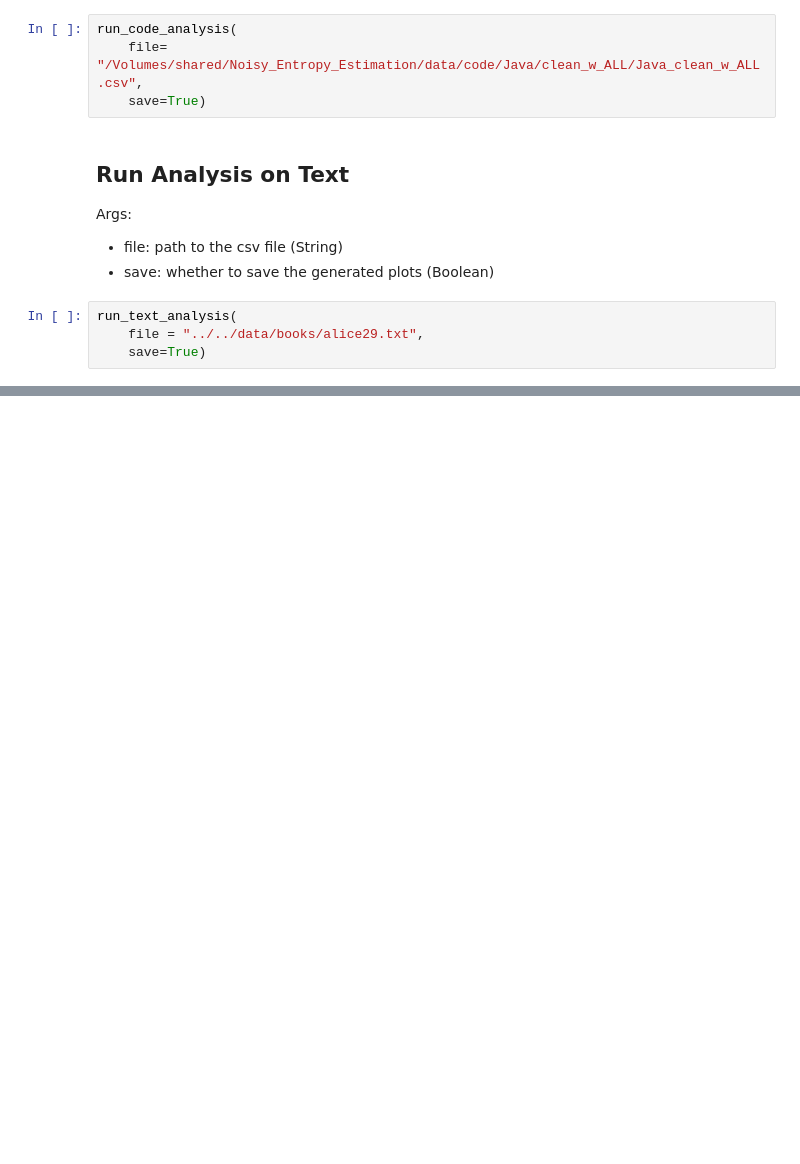
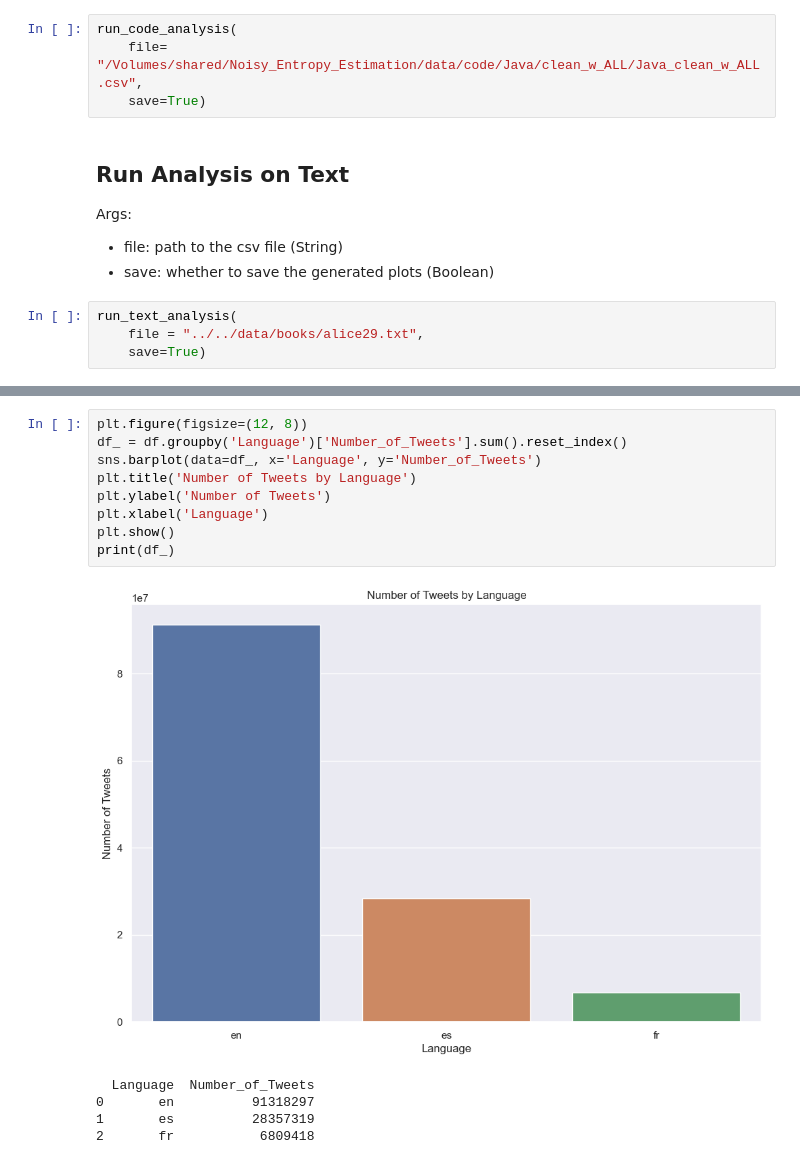
Before and after one commit to sferez/Noisy_Entropy_in_Languages, a Jupyter notebook: src/analysis/data-analysis.ipynb, the cells around one changed output, grey strips where cells are left out. Cells and saved outputs as stored; diff of their text form; blank space fills up the shorter version.

```diff
--- a/src/analysis/data-analysis.ipynb
+++ b/src/analysis/data-analysis.ipynb
@@ -36,0 +147,15 @@ run_text_analysis(
+# %%
+plt.figure(figsize=(12, 8))
+df_ = df.groupby('Language')['Number_of_Tweets'].sum().reset_index()
+sns.barplot(data=df_, x='Language', y='Number_of_Tweets')
+plt.title('Number of Tweets by Language')
+plt.ylabel('Number of Tweets')
+plt.xlabel('Language')
+plt.show()
+print(df_)
+# %% [output]
+[figure, added]
+  Language  Number_of_Tweets
+0       en          91318297
+1       es          28357319
+2       fr           6809418
```
Also changed, not shown: parts of 9 cells of this notebook.
